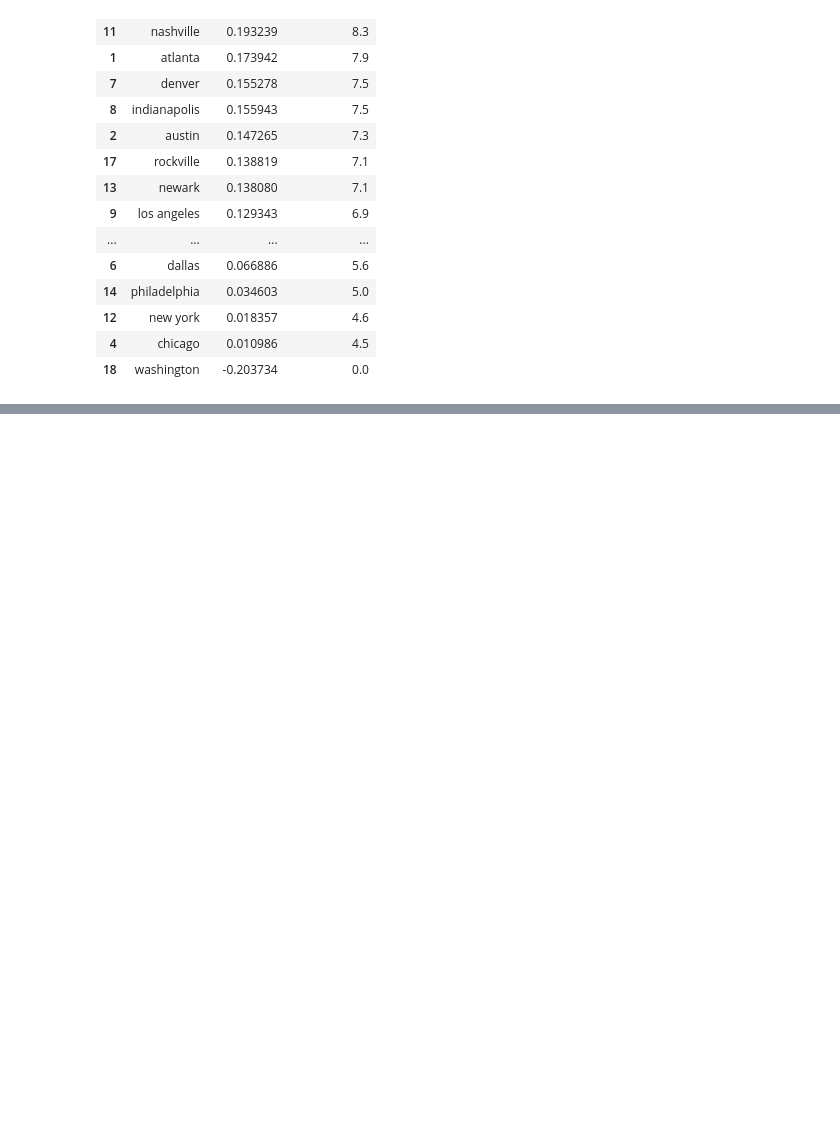
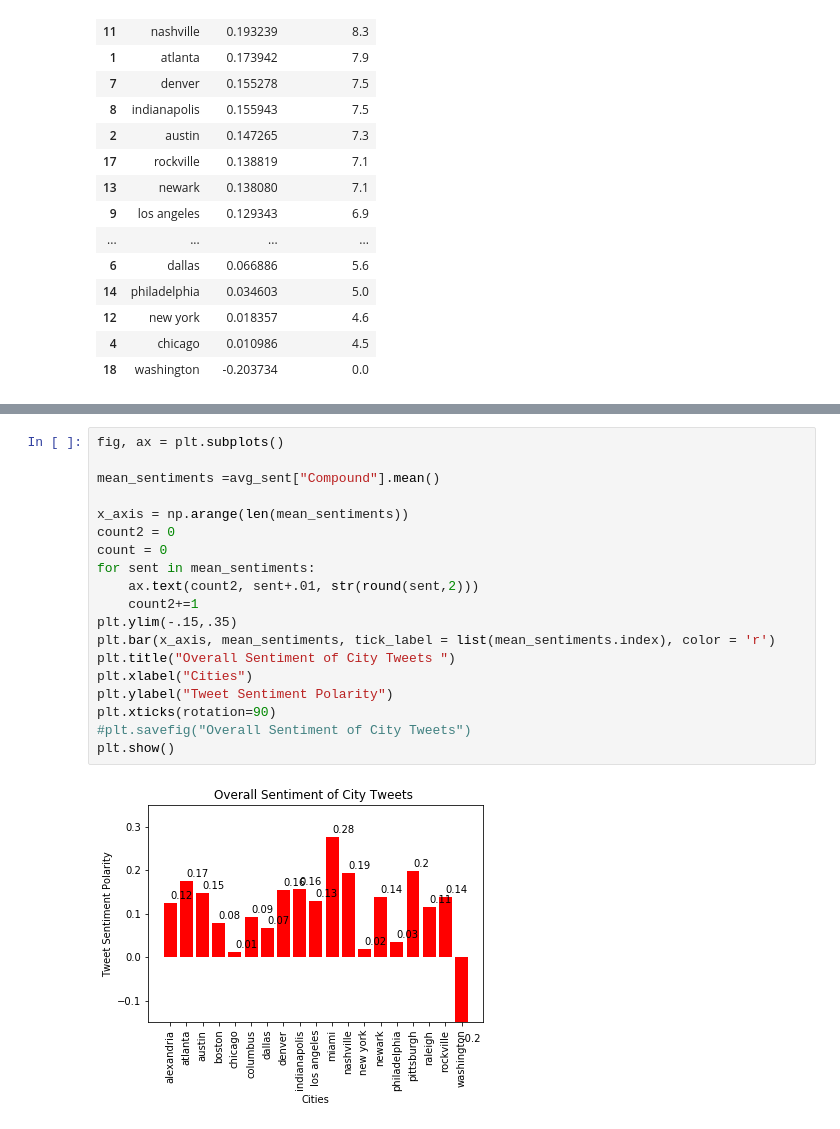
Before and after one commit to APK500/project-one, a Jupyter notebook: twittersent.ipynb, the cells around one changed output, grey strips where cells are left out. Saved outputs shown, nothing was run; the diff lists cells and outputs as text; blank space fills up the shorter version.

```diff
--- a/twittersent.ipynb
+++ b/twittersent.ipynb
@@ -134,0 +147,21 @@ means_sentiments.sort_values("Degree_score",ascending=False)
+# %%
+fig, ax = plt.subplots()
+
+mean_sentiments =avg_sent["Compound"].mean()
+
+x_axis = np.arange(len(mean_sentiments))
+count2 = 0
+count = 0
+for sent in mean_sentiments:
+    ax.text(count2, sent+.01, str(round(sent,2)))
+    count2+=1
+plt.ylim(-.15,.35)
+plt.bar(x_axis, mean_sentiments, tick_label = list(mean_sentiments.index), color = 'r')
+plt.title("Overall Sentiment of City Tweets ")
+plt.xlabel("Cities")
+plt.ylabel("Tweet Sentiment Polarity")
+plt.xticks(rotation=90)
+#plt.savefig("Overall Sentiment of City Tweets")
+plt.show()
+# %% [output]
+[figure, added]
```
Also changed, not shown: parts of 7 cells of this notebook.
